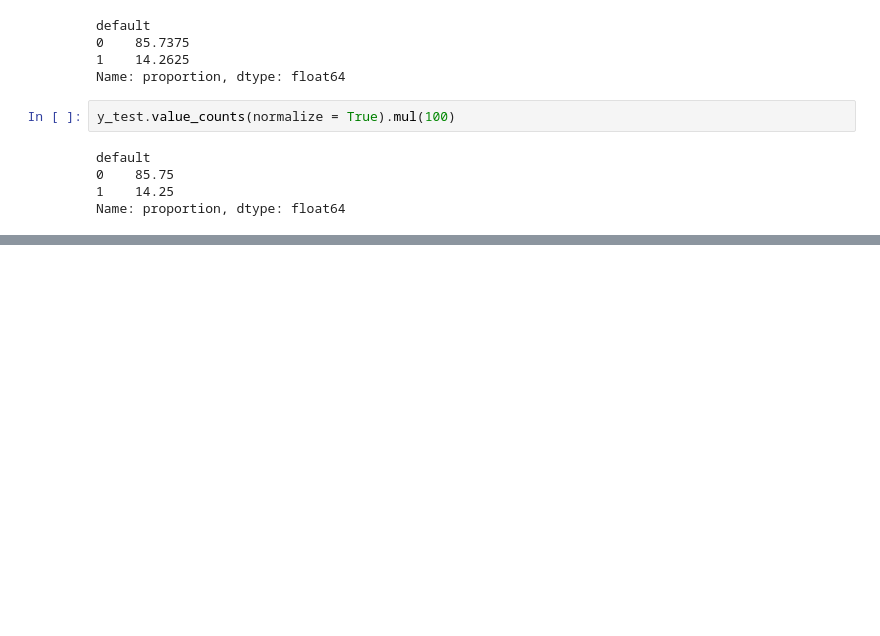
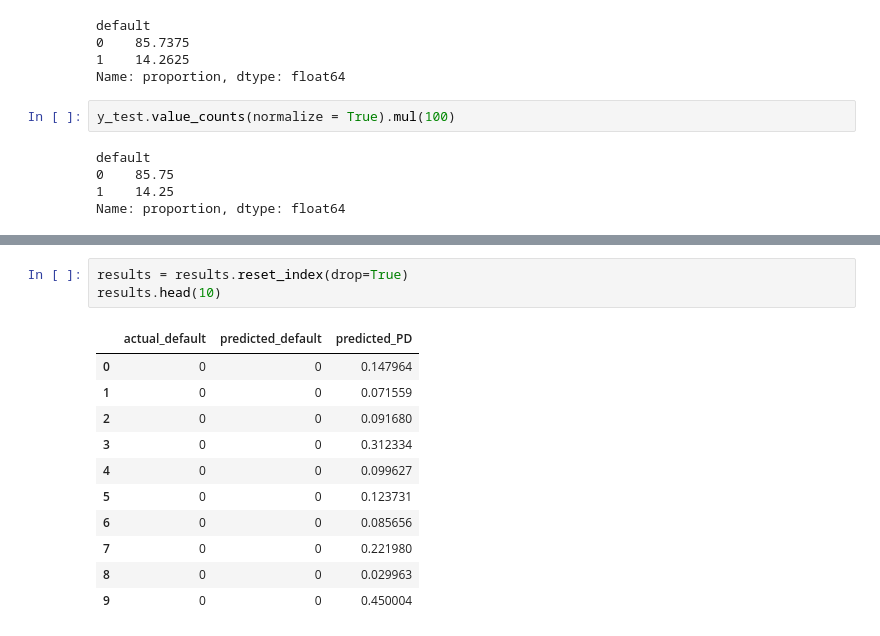
Before and after one commit to rashmi8kumari/Logistic-regression-practice-project, a Jupyter notebook: Logistic-regression-practice-project.ipynb, the cells around one changed output, grey strips where cells are left out. Saved outputs shown, nothing was run; the diff lists cells and outputs as text; blank space fills up the shorter version.

```diff
--- a/Logistic-regression-practice-project.ipynb
+++ b/Logistic-regression-practice-project.ipynb
@@ -136,0 +271,15 @@ NameError: name 'loan_default_data' is not defined
+# %%
+results = results.reset_index(drop=True)
+results.head(10)
+# %% [output]
+|  | actual_default | predicted_default | predicted_PD |
+| 0 | 0 | 0 | 0.147964 |
+| 1 | 0 | 0 | 0.071559 |
+| 2 | 0 | 0 | 0.091680 |
+| 3 | 0 | 0 | 0.312334 |
+| 4 | 0 | 0 | 0.099627 |
+| 5 | 0 | 0 | 0.123731 |
+| 6 | 0 | 0 | 0.085656 |
+| 7 | 0 | 0 | 0.221980 |
+| 8 | 0 | 0 | 0.029963 |
+| 9 | 0 | 0 | 0.450004 |
```
Also changed, not shown: parts of 21 cells of this notebook.
